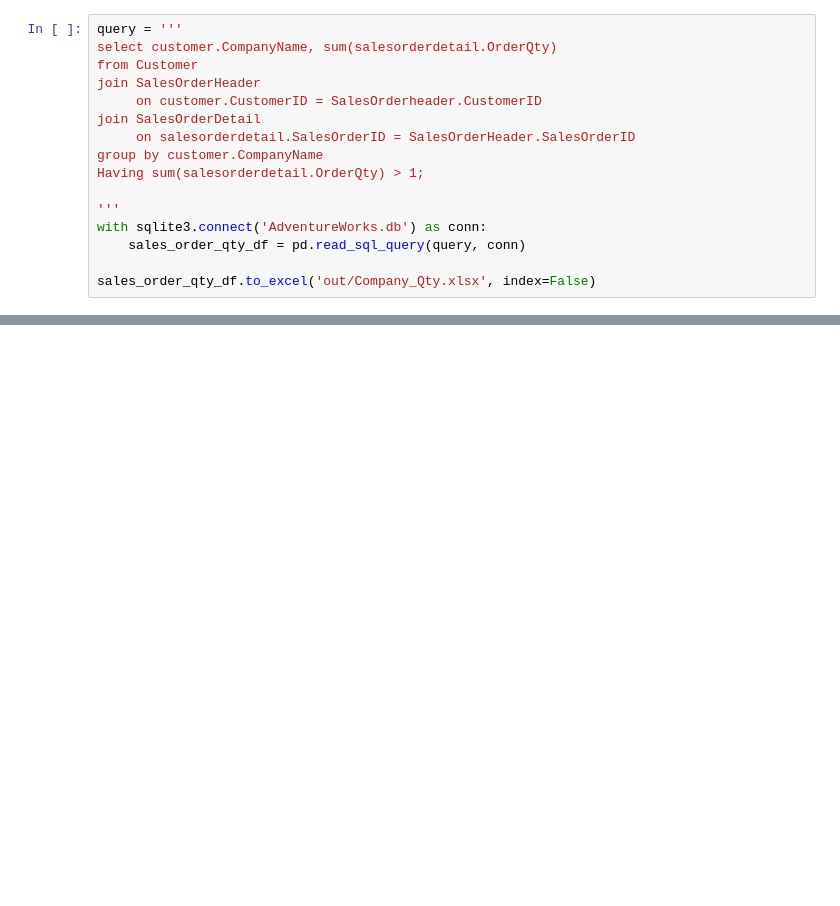
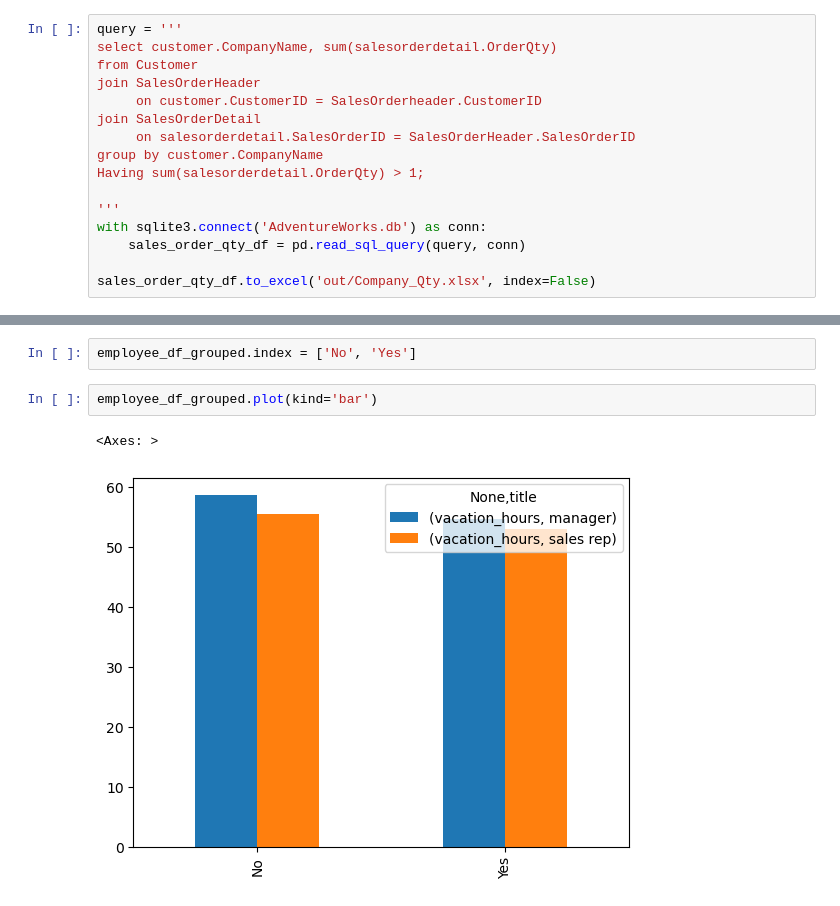
Before and after one commit to russellcha1/SQL-casestudy, a Jupyter notebook: SQL-casestudy.ipynb, the cells around one changed output, grey strips where cells are left out. Saved outputs shown, nothing was run; the diff lists cells and outputs as text; blank space fills up the shorter version.

```diff
--- a/SQL-casestudy.ipynb
+++ b/SQL-casestudy.ipynb
@@ -151,0 +199,7 @@ sales_order_qty_df.to_excel('out/Company_Qty.xlsx', index=False)
+# %%
+employee_df_grouped.index = ['No', 'Yes']
+# %%
+employee_df_grouped.plot(kind='bar')
+# %% [output]
+<Axes: >
+[figure, added]
```
Also changed, not shown: parts of 6 cells of this notebook, 8 other files.
